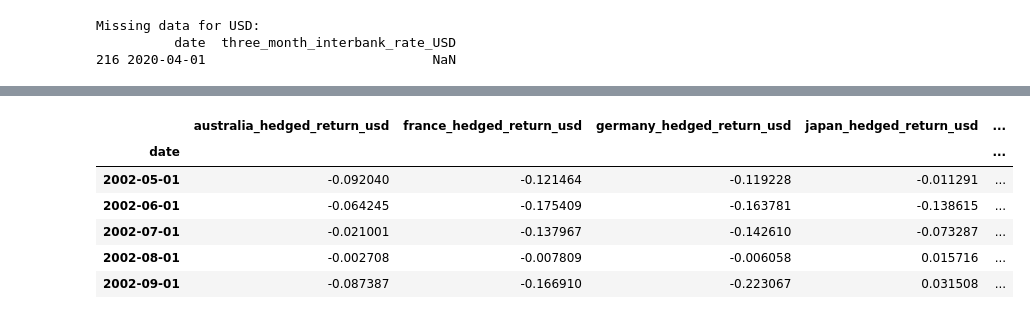
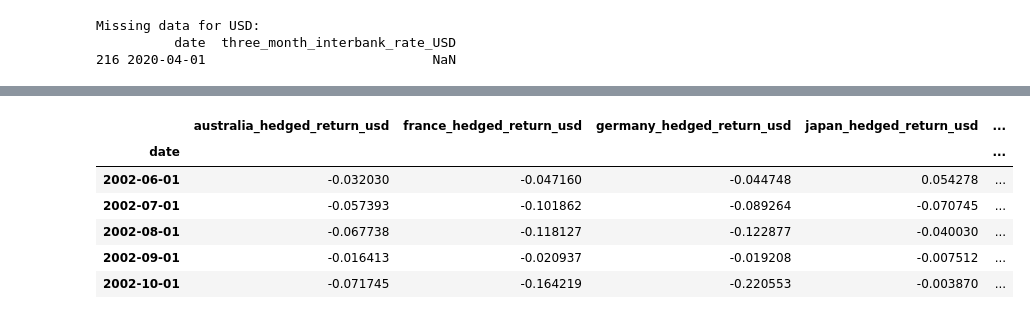
Before and after one commit to matthias-wyss/Investments-project, a Jupyter notebook: notebook.ipynb, the cells around one changed output, grey strips where cells are left out. Drawn from its saved outputs; the diff is of its cells as text; code cells hidden in the pictures.

```diff
--- a/notebook.ipynb
+++ b/notebook.ipynb
@@ -156,8 +162,8 @@ for file in country_files:
     if country == "united kingdom":
         country = "uk"
 
-    # Standardize the 'date' column to the format YYYY-MM
-    df_country_return['date'] = pd.to_datetime(df_country_return['date']).dt.to_period('M').dt.to_timestamp()
+    # Convert the 'date' column to datetime and shift to the beginning of the next month
+    df_country_return['date'] = pd.to_datetime(df_country_return['date']) + pd.offsets.MonthBegin(1)
 
     # Keep only relevant columns
     df_country_return = df_country_return[['date', 'mportret', 'mportretx']]
@@ -176,7 +182,7 @@ for file in country_files:
 
 # Load and process the CRSP (US returns) data
 df_crsp_returns = pd.read_csv(path + "csrp_return.csv")
-df_crsp_returns['date'] = pd.to_datetime(df_crsp_returns['date']).dt.to_period('M').dt.to_timestamp()
+df_crsp_returns['date'] = pd.to_datetime(df_crsp_returns['date']) + pd.offsets.MonthBegin(1)
 df_crsp_returns = df_crsp_returns[['date', 'vwretd', 'vwretx']]
 df_crsp_returns = df_crsp_returns.rename(columns={
     'vwretd': 'us_ret_with_div_usd',
@@ -195,6 +201,10 @@ df_all_country_returns.set_index('date', inplace=True)
 df_returns_with_div = df_all_country_returns.filter(like='_ret_with_div_')
 df_returns_without_div = df_all_country_returns.filter(like='_ret_without_div_')
 
+# Remove the last row to match monthly returns data
+df_returns_with_div = df_returns_with_div.iloc[:-1]
+df_returns_without_div = df_returns_without_div.iloc[:-1]
+
 # Save both DataFrames to separate CSV files
 df_returns_with_div.to_csv("data/preprocess/merged_returns_with_dividends.csv")
 df_returns_without_div.to_csv("data/preprocess/merged_returns_without_dividends.csv")
@@ -335,10 +351,6 @@ df_exchange_rates = pd.read_csv("data/preprocess/merged_exchange_rates.csv", par
 # Merge the exchange rate data with the country returns data on 'date'
 df_country_returns = pd.merge(df_country_returns, df_exchange_rates, on='date', how='left')
 
-# Drop the T-Bill column if it exists
-if 'rf_usd' in df_country_returns.columns:
-    df_country_returns = df_country_returns.drop(columns=['rf_usd'])
-
 # Mapping from currency codes to exchange rate columns (USD per unit of foreign currency)
 currency_to_fx_col = {
     'aud': 'USD_per_AUD',
@@ -350,7 +362,7 @@ currency_to_fx_col = {
 
 # Compute exchange rate returns (Rex) in USD
 for curr, fx_col in currency_to_fx_col.items():
-    df_country_returns[f'Rex_{curr}'] = (1/df_country_returns[fx_col]).pct_change()
+    df_country_returns[f'Rex_{curr}'] = df_country_returns[fx_col].pct_change()
 
 # Convert all local returns with dividends to USD returns using logarithmic approximation
 converted_cols = {}
@@ -361,7 +373,7 @@ for col in df_country_returns.columns:
             if col.endswith(f'_{curr}'):
                 rex_col = f'Rex_{curr}'
                 new_col = col.replace(f'_{curr}', '_usd')
-                df_country_returns[new_col] = (1 + df_country_returns[col]) * (1 + df_country_returns[rex_col]) - 1
+                df_country_returns[new_col] = (df_country_returns[col] + 1) * (df_country_returns[rex_col] + 1) - 1
                 converted_cols[col] = new_col
                 break
 
@@ -461,8 +479,8 @@ df_fx_rf = pd.read_csv("data/preprocess/merged_three_month_interbank_rates.csv",
 df_exchange_rates = pd.read_csv("data/preprocess/merged_exchange_rates.csv", parse_dates=["date"], index_col='date')
 
 # Merge datasets on the date column and sort chronologically
-df_hedged_returns = pd.merge(df_returns_in_usd, df_fx_rf, on="date", how="inner")
-df_hedged_returns = pd.merge(df_hedged_returns, df_exchange_rates, on="date", how="inner")
+df_hedged_returns = pd.merge(df_returns_in_usd, df_fx_rf, on="date", how="right")
+df_hedged_returns = pd.merge(df_hedged_returns, df_exchange_rates, on="date", how="right")
 
 # Map countries to relevant columns (currency, local interest rate, FX rate)
 country_map = {
@@ -474,47 +492,46 @@ country_map = {
     "uk": {"ccy": "gbp", "rate_col": "three_month_interbank_rate_GBP", "fx_col": "USD_per_GBP"},
 }
 
-# Extract US risk-free rate from returns data
+# Extract US 3-month interbank rate from returns data
 df_hedged_returns["r_us"] = df_hedged_returns["three_month_interbank_rate_USD"]
 
 # Compute excess currency return and hedged stock index return for each country
 for country, meta in country_map.items():
     ret_col = f"{country}_ret_with_div_usd"  # Local index return in USD
     fx_col = meta["fx_col"]  # Spot exchange rate: USD per 1 unit of local currency
     r_local_col = meta["rate_col"]  # Local short-term risk-free rate
 
     fx_t = df_hedged_returns[fx_col]                 # Spot FX rate at time t (USD per local currency)
-    fx_tp1 = fx_t.shift(-1)           # Spot FX rate at time t+1
-    r_local = df_hedged_returns[r_local_col]         # Local interest rate (e.g., 3-month interbank rate)
-    r_us = df_hedged_returns["r_us"]                 # US interest rate
+    fx_tm1 = fx_t.shift(1)                           # Spot FX rate at time t-1
+    r_local = df_hedged_returns[r_local_col]         # Local interest rate (3-month interbank rate)
+    r_us = df_hedged_returns["r_us"]                 # US interest rate (3-month interbank rate)
     r_local_return = df_hedged_returns[ret_col]      # Local index return in USD
-
     # Currency excess return (X), following the formula:
-    # X = (S_{t+1} / S_t) * (1 + r_local) - (1 + r_us)
-    df_hedged_returns[f"X_{country}"] = (fx_tp1 / fx_t) * (1 + r_local) - (1 + r_us)
+    # X_t = (S_{t} / S_{t-1}) * (1 + r^{local}_{t-1}) - (1 + r^{us}_{t-1})
+    df_hedged_returns[f"X_{country}"] = (fx_t / fx_tm1) * (1 + r_local.shift(1)) - (1 + r_us.shift(1))
 
     # Currency-hedged return in USD = local return - currency excess return
-    #df_hedged_returns[f"{country}_local_return"] = r_local_return
+    # df_hedged_returns[f"{country}_local_return"] = r_local_return
     df_hedged_returns[f"{country}_hedged_return_usd"] = r_local_return - df_hedged_returns[f"X_{country}"]
 
 # Select and export hedged return columns
 hedged_cols = [col for col in df_hedged_returns.columns if col.endswith("_hedged_return_usd")]
 df_hedged_returns = df_hedged_returns[hedged_cols]
 df_hedged_returns.dropna(inplace=True)  # Drop rows with NaN values
 
 # Save final result to CSV
 df_hedged_returns.to_csv("data/q3/hedged_returns.csv")
 
 # Display first few rows of the result
 df_hedged_returns.head()
 # %% [output]
 |  | australia_hedged_return_usd | france_hedged_return_usd | germany_hedged_return_usd | japan_hedged_return_usd | ... |
 | date |  |  |  |  | ... |
-| 2002-05-01 | -0.092040 | -0.121464 | -0.119228 | -0.011291 | ... |
-| 2002-06-01 | -0.064245 | -0.175409 | -0.163781 | -0.138615 | ... |
-| 2002-07-01 | -0.021001 | -0.137967 | -0.142610 | -0.073287 | ... |
-| 2002-08-01 | -0.002708 | -0.007809 | -0.006058 | 0.015716 | ... |
-| 2002-09-01 | -0.087387 | -0.166910 | -0.223067 | 0.031508 | ... |
+| 2002-06-01 | -0.032030 | -0.047160 | -0.044748 | 0.054278 | ... |
+| 2002-07-01 | -0.057393 | -0.101862 | -0.089264 | -0.070745 | ... |
+| 2002-08-01 | -0.067738 | -0.118127 | -0.122877 | -0.040030 | ... |
+| 2002-09-01 | -0.016413 | -0.020937 | -0.019208 | -0.007512 | ... |
+| 2002-10-01 | -0.071745 | -0.164219 | -0.220553 | -0.003870 | ... |
 # %%
 # Load the data
 df_hedged_returns = pd.read_csv("data/q3/hedged_returns.csv", parse_dates=['date'], index_col='date')
```
Also changed, not shown: parts of 14 cells of this notebook, 7 other files.
